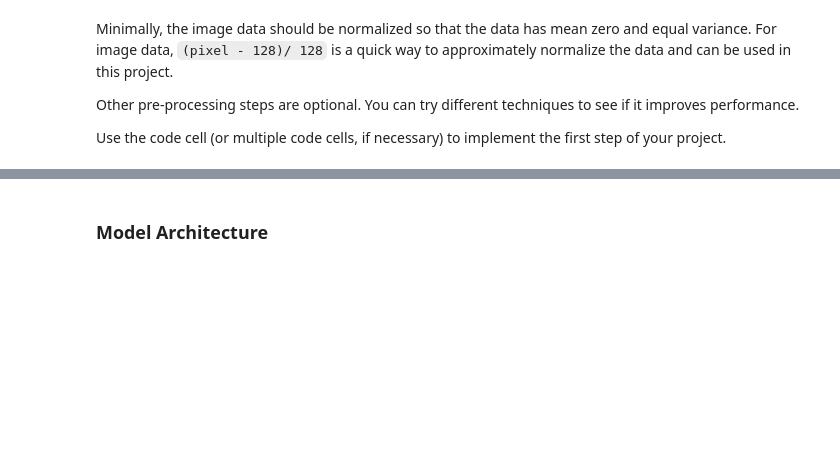
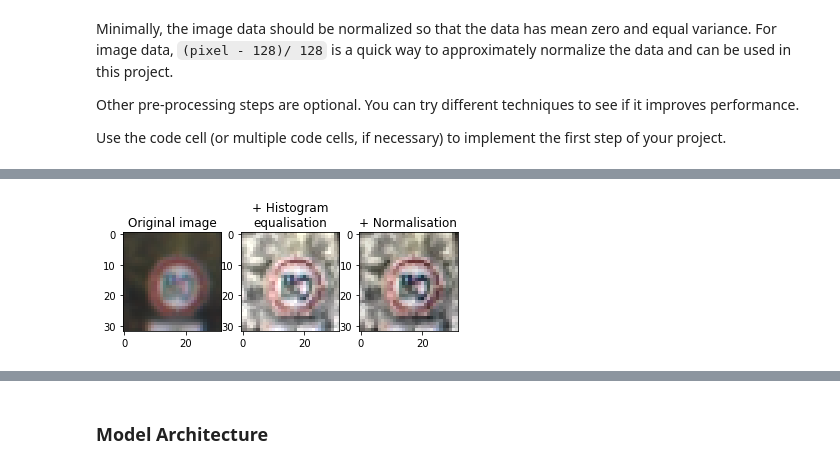
Before and after one commit to sharathsrini/Traffic-Sign-Classifier, a Jupyter notebook: Traffic_Sign_Classifier.ipynb, the cells around one changed output, grey strips where cells are left out. Saved outputs shown, nothing was run; the diff lists cells and outputs as text; code cells hidden in the pictures; blank space fills up the shorter version.

```diff
--- a/Traffic_Sign_Classifier.ipynb
+++ b/Traffic_Sign_Classifier.ipynb
@@ -173,0 +236,12 @@ Use the code cell (or multiple code cells, if necessary) to implement the first
+# %%
+def equalize_histogram(image):
+    image = image.astype(np.uint8)
+    image_yuv = cv2.cvtColor(image, cv2.COLOR_BGR2YUV)
+
+    # equalize the histogram of the Y channel
+    clahe = cv2.createCLAHE(clipLimit=10.0, tileGridSize=(8,8))
+    image_yuv[:,:,0] = clahe.apply(image_yuv[:,:,0])
+
+    # convert the YUV image back to RGB format
+    image_output = cv2.cvtColor(image_yuv, cv2.COLOR_YUV2BGR)
+    return image_output
@@ -173,0 +268,28 @@ Use the code cell (or multiple code cells, if necessary) to implement the first
+# %%
+def normalisation(X):
+    X_n = np.empty(shape=X.shape)
+    a = 0.1
+    b = 0.9
+    for i, img in enumerate(X):
+        temp = equalize_histogram(img)
+        X_max = np.amax(temp)
+        X_min = np.amin(temp)
+        X_n[i] = a + (temp - X_min)*(b - a)/(X_max - X_min)
+    return X_n
+# %%
+test_image = X_train[np.random.randint(0, X_train.shape[0])]
+test_image_eqhist = equalize_histogram(test_image)
+test_image_norm = normalisation(np.expand_dims(test_image, axis=0))
+
+f, axarr = plt.subplots(1,3)
+axarr[0].imshow(test_image, interpolation='nearest')
+axarr[0].set_title("Original image")
+axarr[1].imshow(test_image_eqhist, interpolation='nearest')
+axarr[1].set_title("+ Histogram" + '\n' + "equalisation")
+axarr[2].imshow(test_image_norm[0], interpolation='nearest')
+axarr[2].set_title("+ Normalisation")
+
+plt.savefig('Normalisation.jpg', bbox_inches='tight')
+plt.show()
+# %% [output]
+[figure, added]
```
Also changed, not shown: parts of 27 cells of this notebook.
